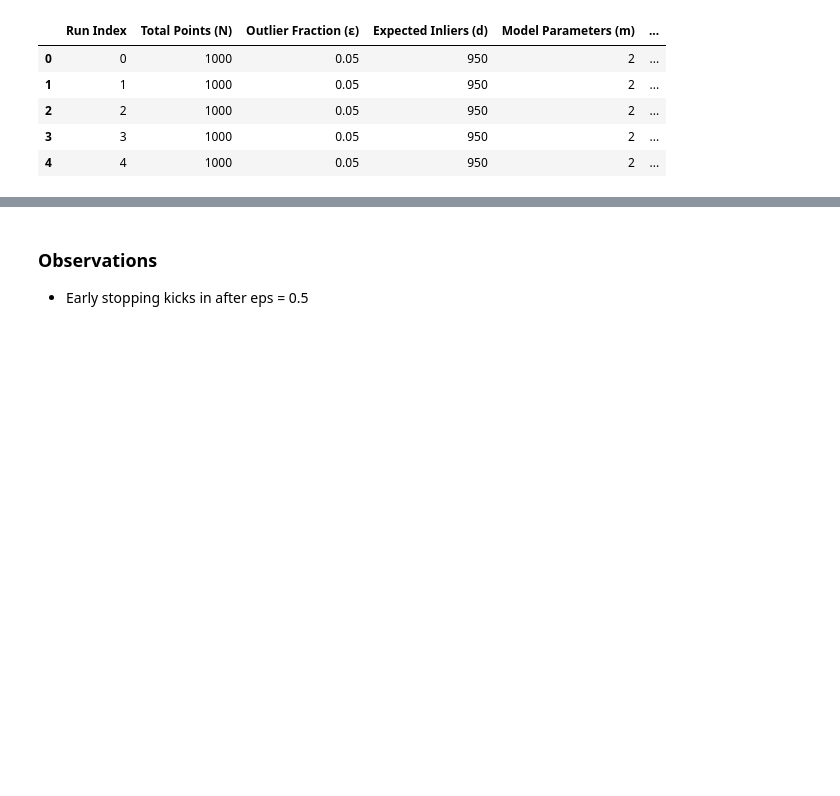
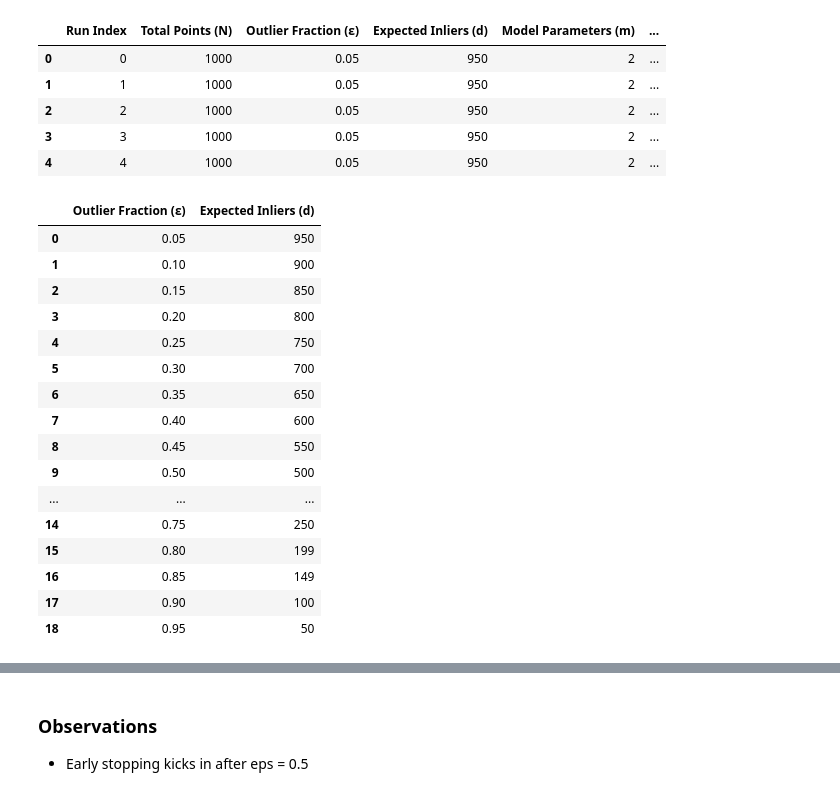
Before and after one commit to arshsinghphd/RANSAC-analysis, a Jupyter notebook: empirical_analysis/ransac_notebook.ipynb, the cells around one changed output, grey strips where cells are left out. Saved outputs shown, nothing was run; the diff lists cells and outputs as text; code cells hidden in the pictures; blank space fills up the shorter version.

```diff
--- a/empirical_analysis/ransac_notebook.ipynb
+++ b/empirical_analysis/ransac_notebook.ipynb
@@ -133,6 +136,26 @@ df02.head()
 | 2 | 2 | 1000 | 0.05 | 950 | 2 | ... |
 | 3 | 3 | 1000 | 0.05 | 950 | 2 | ... |
 | 4 | 4 | 1000 | 0.05 | 950 | 2 | ... |
+# %%
+df02.groupby('Outlier Fraction (ε)')['Expected Inliers (d)'].first().reset_index()
+# %% [output]
+|  | Outlier Fraction (ε) | Expected Inliers (d) |
+| 0 | 0.05 | 950 |
+| 1 | 0.10 | 900 |
+| 2 | 0.15 | 850 |
+| 3 | 0.20 | 800 |
+| 4 | 0.25 | 750 |
+| 5 | 0.30 | 700 |
+| 6 | 0.35 | 650 |
+| 7 | 0.40 | 600 |
+| 8 | 0.45 | 550 |
+| 9 | 0.50 | 500 |
+| ... | ... | ... |
+| 14 | 0.75 | 250 |
+| 15 | 0.80 | 199 |
+| 16 | 0.85 | 149 |
+| 17 | 0.90 | 100 |
+| 18 | 0.95 | 50 |
 # %%
 fig, ax1 = plt.subplots(figsize=(8, 5))
 ax2 = ax1.twinx()
```
Also changed, not shown: parts of 2 cells of this notebook, 5 other files.
